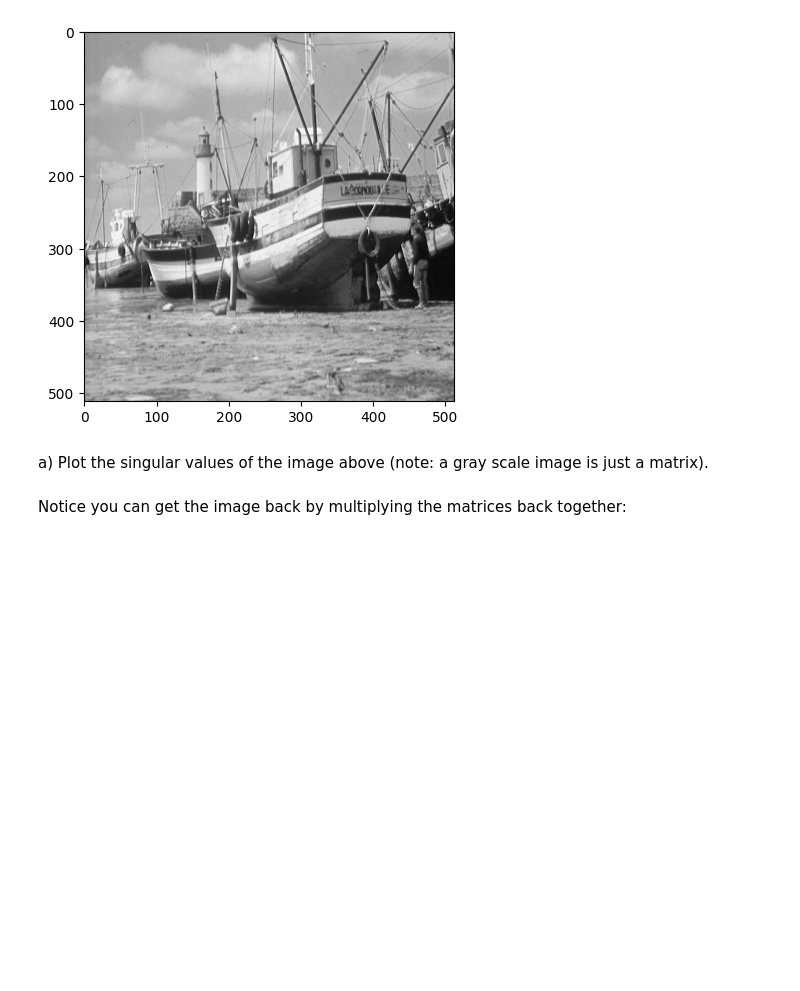
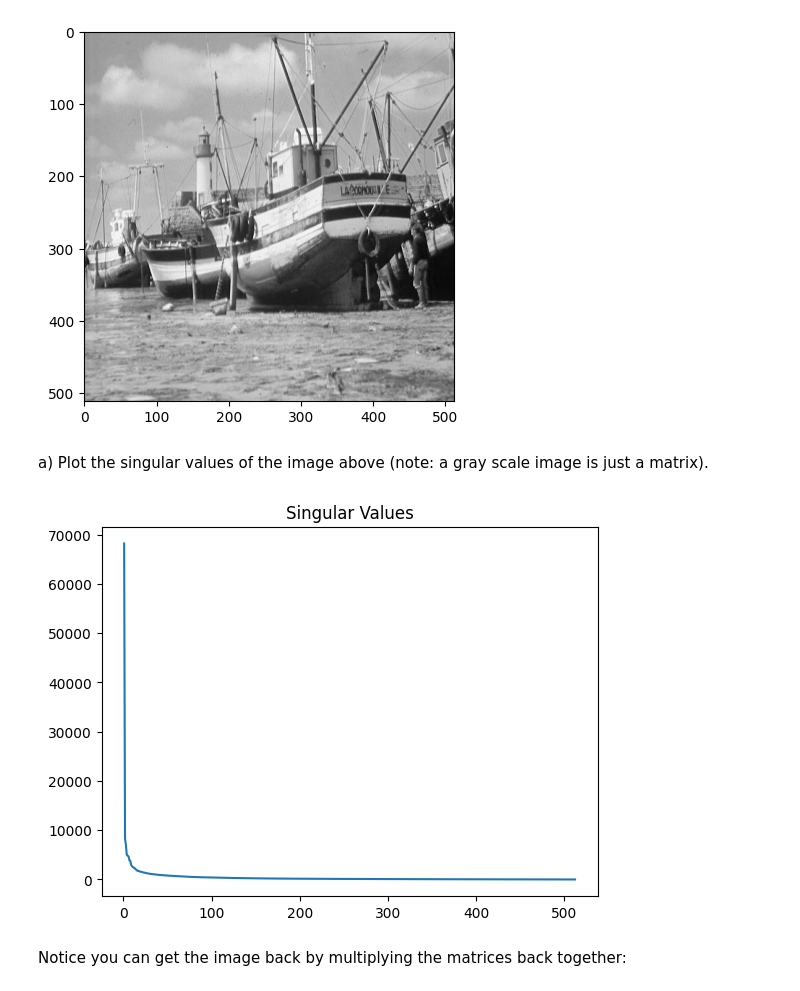
Before and after one commit to sj0726/CS506-Fall2022, a Jupyter notebook: worksheets/worksheet_08.ipynb, the cells around one changed output. Drawn from its saved outputs; the diff is of its cells as text; code cells hidden in the pictures; blank space fills up the shorter version.

```diff
--- a/worksheets/worksheet_08.ipynb
+++ b/worksheets/worksheet_08.ipynb
@@ -24,7 +24,11 @@ plt.imshow(boat, cmap = cm.Greys_r)
 a) Plot the singular values of the image above (note: a gray scale image is just a matrix).
 # %%
 u,s,vt=np.linalg.svd(boat,full_matrices=False)
-...
+plt.plot(range(1, len(s) +1), s)
+plt.title("Singular Values")
+plt.show()
+# %% [output]
+[figure, added]
 # %% [markdown]
 Notice you can get the image back by multiplying the matrices back together:
 # %%
```
Also changed, not shown: parts of 7 cells of this notebook.
